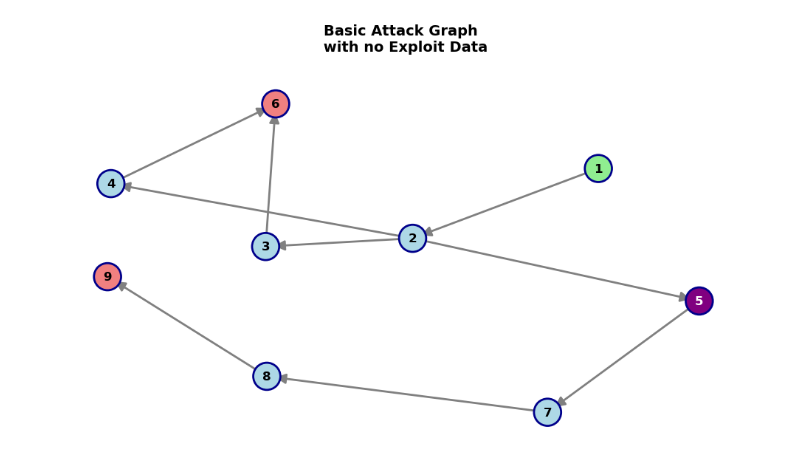
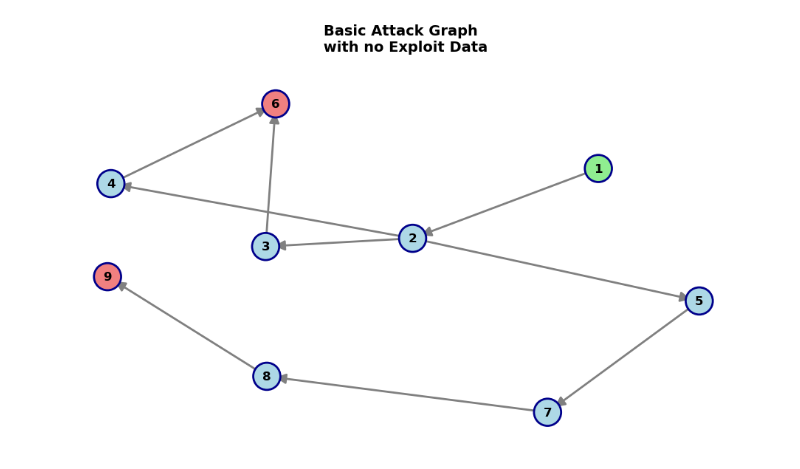
Before and after one commit to wiggly1993/Python_Implementation_ComputersAndSecurity_RoboticsCaseStudies_Cut-The-Rope, a Jupyter notebook: src/attack_graph_MARA.ipynb, the cells around one changed output. Saved outputs shown, nothing was run; the diff lists cells and outputs as text; code cells hidden in the pictures.

```diff
--- a/src/attack_graph_MARA.ipynb
+++ b/src/attack_graph_MARA.ipynb
@@ -57,35 +55,34 @@ nx.draw_networkx_edges(attack_graph, pos,
 node_colors = ['lightblue'] * len(attack_graph)  # Default color
 node_colors[0] = 'lightgreen'  # Node 1
 node_colors[5] = 'lightcoral'  # Node 6
 node_colors[8] = 'lightcoral'  # Node 9
-node_colors[4] = 'purple'      # Node 5
+node_colors[4] = 'lightblue'      # Node 5
 
 # Draw nodes
 nx.draw_networkx_nodes(attack_graph, pos,
                       node_color=node_colors,
                       node_size=700,
                       edgecolors='darkblue',
                       linewidths=2)
 
 # Create two separate label dictionaries - using actual node numbers
-white_labels = {5: '5'}  # Only purple node gets white label
-black_labels = {1: '1', 2: '2', 3: '3', 4: '4', 6: '6', 7: '7', 8: '8', 9: '9'}
+#white_labels = {5: '5'}  # Only purple node gets white label
+black_labels = {1: '1', 2: '2', 3: '3', 4: '4',5: '5', 6: '6', 7: '7', 8: '8', 9: '9'}
 
 # Draw labels separately
 nx.draw_networkx_labels(attack_graph, pos,
-                       white_labels,
                        font_size=12,
                        font_weight='bold',
                        font_color='white')
 
 nx.draw_networkx_labels(attack_graph, pos,
                        black_labels,
                        font_size=12,
                        font_weight='bold')
 
 plt.title("Basic Attack Graph \n with no Exploit Data", pad=20, fontsize=14, fontweight='bold')
 plt.axis('off')
 plt.tight_layout()
 plt.show()
 # %% [output]
-[figure, old version]
+[figure, new version]
```
Also changed, not shown: parts of 1 cell of this notebook, 9 other files.
